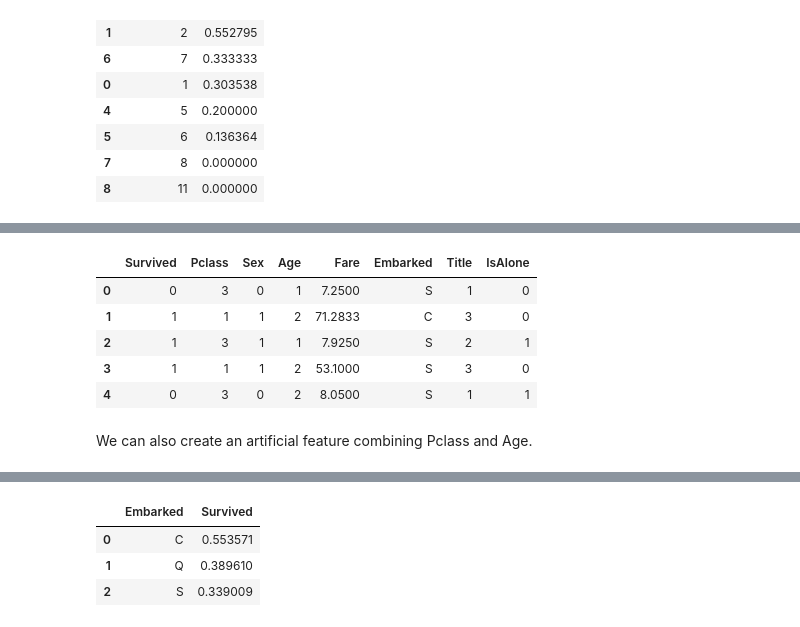
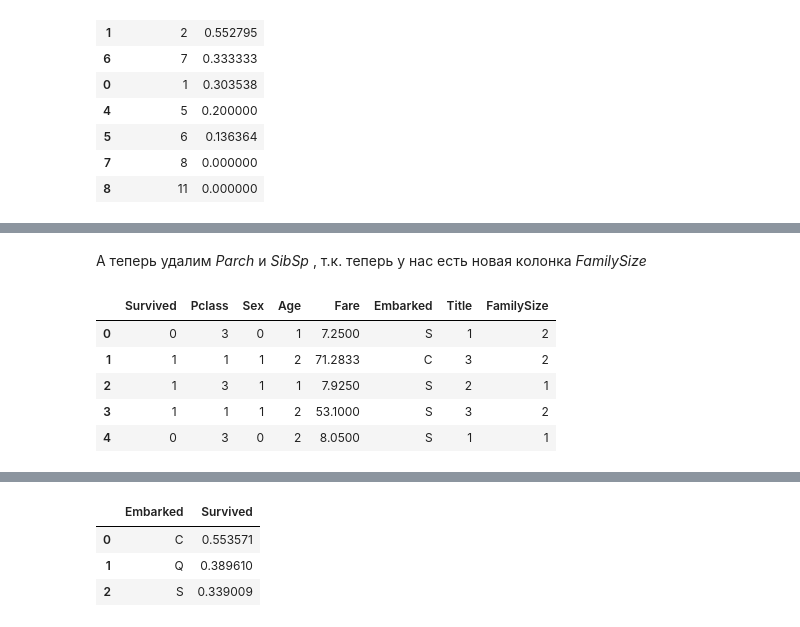
Before and after one commit to teartell/ULSU-BIGDATA-COURSE, a Jupyter notebook: labs/lab-titanic/titanic-data-science-solutions.ipynb, the cells around one changed output, grey strips where cells are left out. Drawn from its saved outputs; the diff is of its cells as text; code cells hidden in the pictures.

```diff
--- a/labs/lab-titanic/titanic-data-science-solutions.ipynb
+++ b/labs/lab-titanic/titanic-data-science-solutions.ipynb
@@ -775,15 +750,15 @@ Let us drop Parch, SibSp, and FamilySize features in favor of IsAlone.
+# %% [markdown]
+А теперь удалим *Parch* и *SibSp* , т.к. теперь у нас есть новая колонка *FamilySize*
 # %%
-train_df = train_df.drop(['Parch', 'SibSp', 'FamilySize'], axis=1)
-test_df = test_df.drop(['Parch', 'SibSp', 'FamilySize'], axis=1)
+train_df = train_df.drop(['Parch', 'SibSp'], axis=1)
+test_df = test_df.drop(['Parch', 'SibSp'], axis=1)
 combine = [train_df, test_df]
 
 train_df.head()
 # %% [output]
-|  | Survived | Pclass | Sex | Age | Fare | Embarked | Title | IsAlone |
-| 0 | 0 | 3 | 0 | 1 | 7.2500 | S | 1 | 0 |
-| 1 | 1 | 1 | 1 | 2 | 71.2833 | C | 3 | 0 |
+|  | Survived | Pclass | Sex | Age | Fare | Embarked | Title | FamilySize |
+| 0 | 0 | 3 | 0 | 1 | 7.2500 | S | 1 | 2 |
+| 1 | 1 | 1 | 1 | 2 | 71.2833 | C | 3 | 2 |
 | 2 | 1 | 3 | 1 | 1 | 7.9250 | S | 2 | 1 |
-| 3 | 1 | 1 | 1 | 2 | 53.1000 | S | 3 | 0 |
+| 3 | 1 | 1 | 1 | 2 | 53.1000 | S | 3 | 2 |
 | 4 | 0 | 3 | 0 | 2 | 8.0500 | S | 1 | 1 |
-# %% [markdown]
-We can also create an artificial feature combining Pclass and Age.
```
Also changed, not shown: parts of 81 cells of this notebook.
